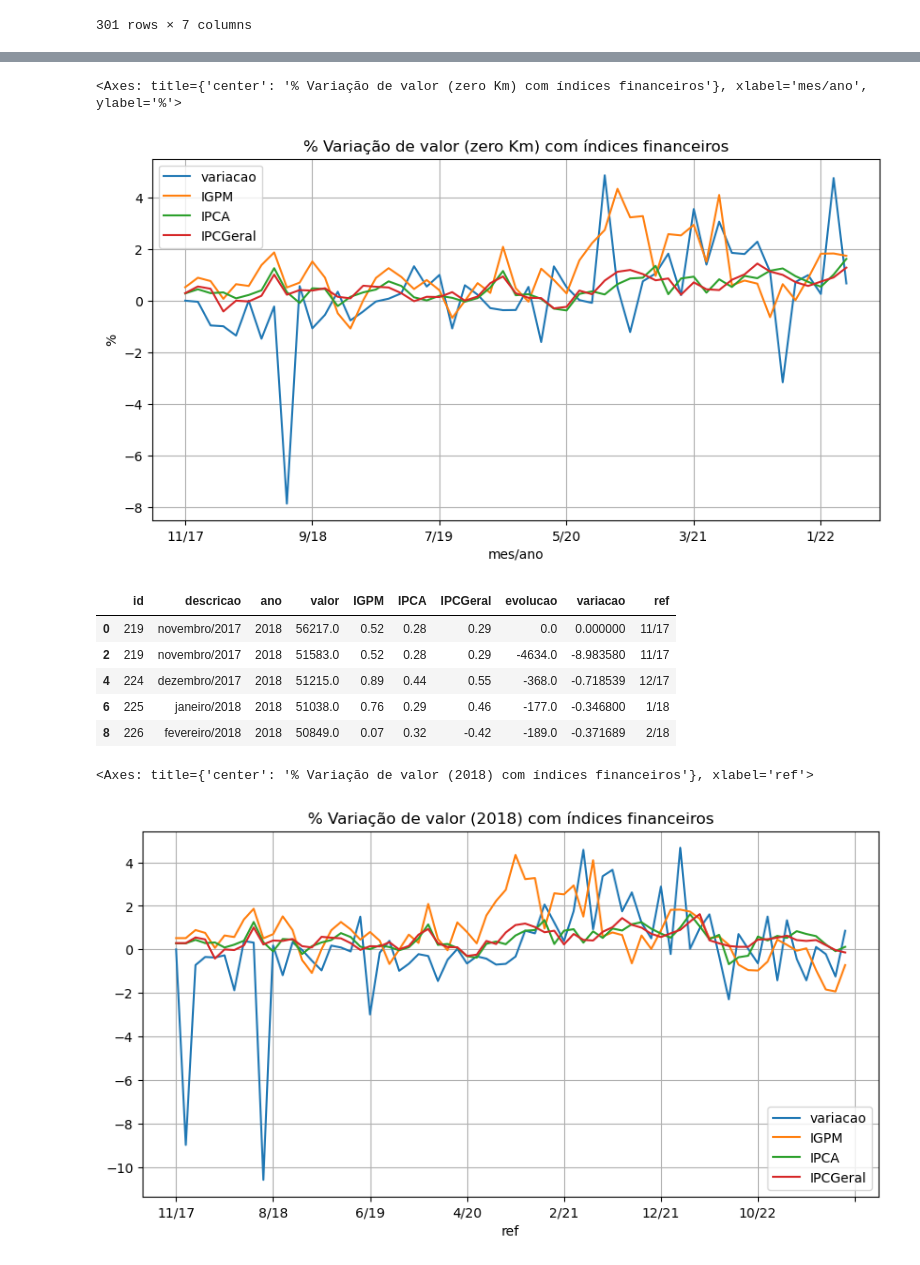
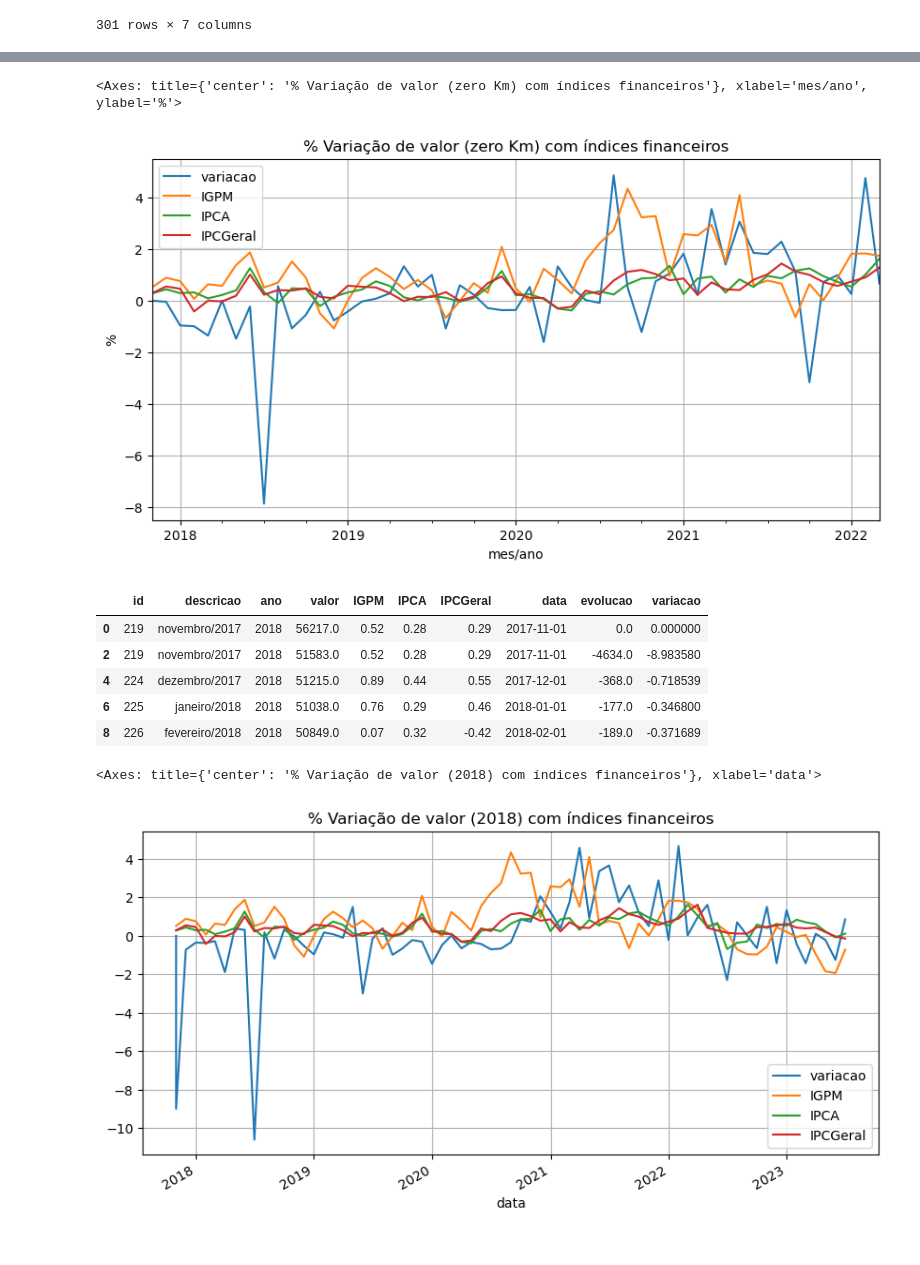
Before and after one commit to apcarneiro/autostats_artigo, a Jupyter notebook: ensaio.ipynb, the cells around one changed output, grey strips where cells are left out. Saved outputs shown, nothing was run; the diff lists cells and outputs as text; code cells hidden in the pictures.

```diff
--- a/ensaio.ipynb
+++ b/ensaio.ipynb
@@ -68,3 +63,14 @@ meses = {
 valoresFox.descricao = valoresFox.descricao.apply(lambda x: x.replace(' ',''))
 
 valoresFox.valor = valoresFox.valor.apply(lambda x: x/100)
+# %%
+def refToDate(r):
+    aux = r.split('/')
+    mes = [i for i in meses if meses[i]==aux[0]][0]
+    ano = int(aux[1])
+    data = '1/{}/{}'.format(mes,ano)
+    return pd.to_datetime(data, format='%d/%m/%Y')
+
+valoresFox['data'] = valoresFox.descricao.apply(refToDate)
+
+valoresFox.info()
@@ -102,5 +116,5 @@ Zero.head()
 # %%
-Zero.plot(x='ref',
+Zero.plot(x='data',
           y=['variacao','IGPM','IPCA','IPCGeral'],
           figsize=(10,5),
           grid=True,
@@ -110,30 +124,28 @@ Zero.plot(x='ref',
          )
 # %% [output]
 <Axes: title={'center': '% Variação de valor (zero Km) com índices financeiros'}, xlabel='mes/ano', ylabel='%'>
-[figure, old version]
+[figure, new version]
 # %%
 Fox18 = valoresFox[valoresFox.ano == 2018].copy()
 Fox18['evolucao'] = Fox18['valor'].diff()
 Fox18.fillna(0,inplace=True)
 Fox18['variacao'] = (Fox18.evolucao/Fox18.valor)*100
 
-Fox18['ref']= Fox18['descricao'].apply(smallRef)
-
 Fox18.head()
 # %% [output]
-|  | id | descricao | ano | valor | IGPM | IPCA | IPCGeral | evolucao | variacao | ref |
-| 0 | 219 | novembro/2017 | 2018 | 56217.0 | 0.52 | 0.28 | 0.29 | 0.0 | 0.000000 | 11/17 |
-| 2 | 219 | novembro/2017 | 2018 | 51583.0 | 0.52 | 0.28 | 0.29 | -4634.0 | -8.983580 | 11/17 |
-| 4 | 224 | dezembro/2017 | 2018 | 51215.0 | 0.89 | 0.44 | 0.55 | -368.0 | -0.718539 | 12/17 |
-| 6 | 225 | janeiro/2018 | 2018 | 51038.0 | 0.76 | 0.29 | 0.46 | -177.0 | -0.346800 | 1/18 |
-| 8 | 226 | fevereiro/2018 | 2018 | 50849.0 | 0.07 | 0.32 | -0.42 | -189.0 | -0.371689 | 2/18 |
+|  | id | descricao | ano | valor | IGPM | IPCA | IPCGeral | data | evolucao | variacao |
+| 0 | 219 | novembro/2017 | 2018 | 56217.0 | 0.52 | 0.28 | 0.29 | 2017-11-01 | 0.0 | 0.000000 |
+| 2 | 219 | novembro/2017 | 2018 | 51583.0 | 0.52 | 0.28 | 0.29 | 2017-11-01 | -4634.0 | -8.983580 |
+| 4 | 224 | dezembro/2017 | 2018 | 51215.0 | 0.89 | 0.44 | 0.55 | 2017-12-01 | -368.0 | -0.718539 |
+| 6 | 225 | janeiro/2018 | 2018 | 51038.0 | 0.76 | 0.29 | 0.46 | 2018-01-01 | -177.0 | -0.346800 |
+| 8 | 226 | fevereiro/2018 | 2018 | 50849.0 | 0.07 | 0.32 | -0.42 | 2018-02-01 | -189.0 | -0.371689 |
 # %%
-Fox18.plot(x='ref',
+Fox18.plot(x='data',
           y=['variacao','IGPM','IPCA','IPCGeral'],
           figsize=(10,5),
           grid=True,
          title="% Variação de valor (2018) com índices financeiros")
 # %% [output]
-<Axes: title={'center': '% Variação de valor (2018) com índices financeiros'}, xlabel='ref'>
+<Axes: title={'center': '% Variação de valor (2018) com índices financeiros'}, xlabel='data'>
-[figure, old version]
+[figure, new version]
 # %%
```
Also changed, not shown: parts of 44 cells of this notebook.
